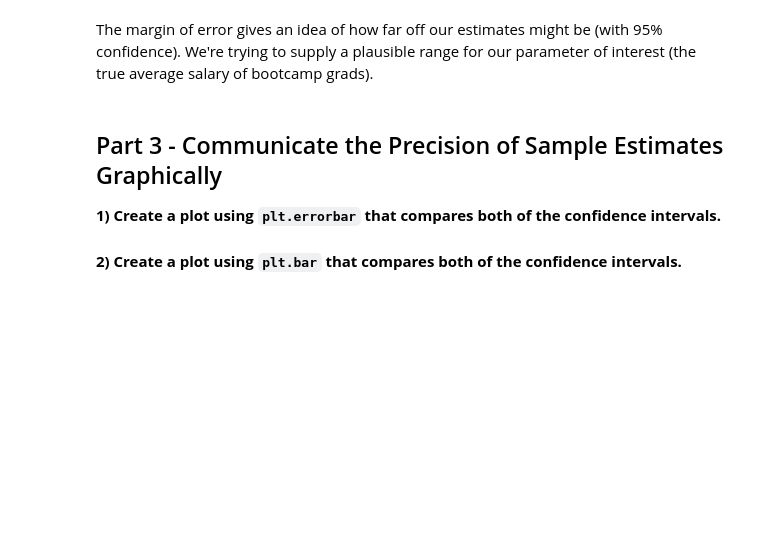
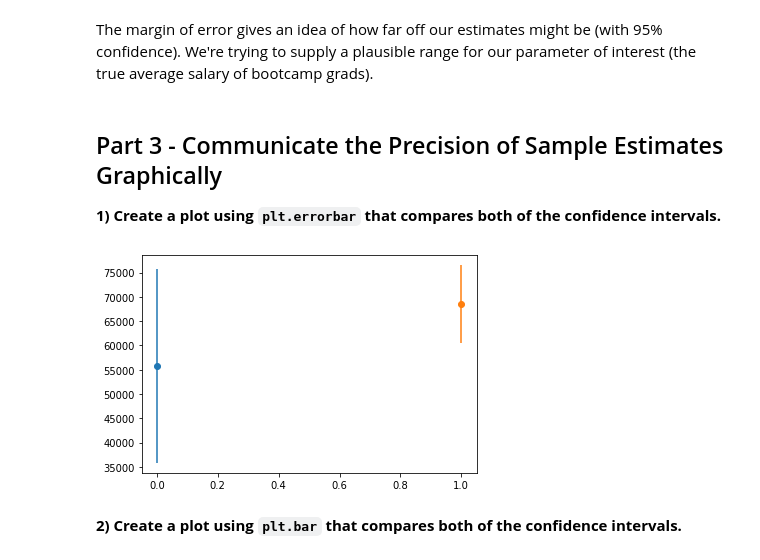
Before and after one commit to yestrella14/DS-Unit-1-Sprint-2-Statistics, a Jupyter notebook: LS_DS_123_Confidence_Intervals_Assignment.ipynb, the cells around one changed output. Cells and saved outputs as stored; diff of their text form; code cells hidden in the pictures; blank space fills up the shorter version.

```diff
--- a/LS_DS_123_Confidence_Intervals_Assignment.ipynb
+++ b/LS_DS_123_Confidence_Intervals_Assignment.ipynb
@@ -167,5 +164,15 @@ The margin of error gives an idea of how far off our estimates might be (with 95
 ## Part 3 - Communicate the Precision of Sample Estimates Graphically
 
 **1) Create a plot using `plt.errorbar` that compares both of the confidence intervals.**
+# %%
+
+#x position set to 0
+#yerror is the marging of error
+#Pass in format center point as a dot (fmt='o')
+plt.errorbar(0, mean_sample20, yerr=margin_of_error20, fmt='o')
+plt.errorbar(1, mean_sample200, yerr=margin_of_error200, fmt='o')
+plt.show()
+# %% [output]
+[figure, added]
 # %% [markdown]
 **2) Create a plot using `plt.bar` that compares both of the confidence intervals.**
```
Also changed, not shown: parts of 13 cells of this notebook.
